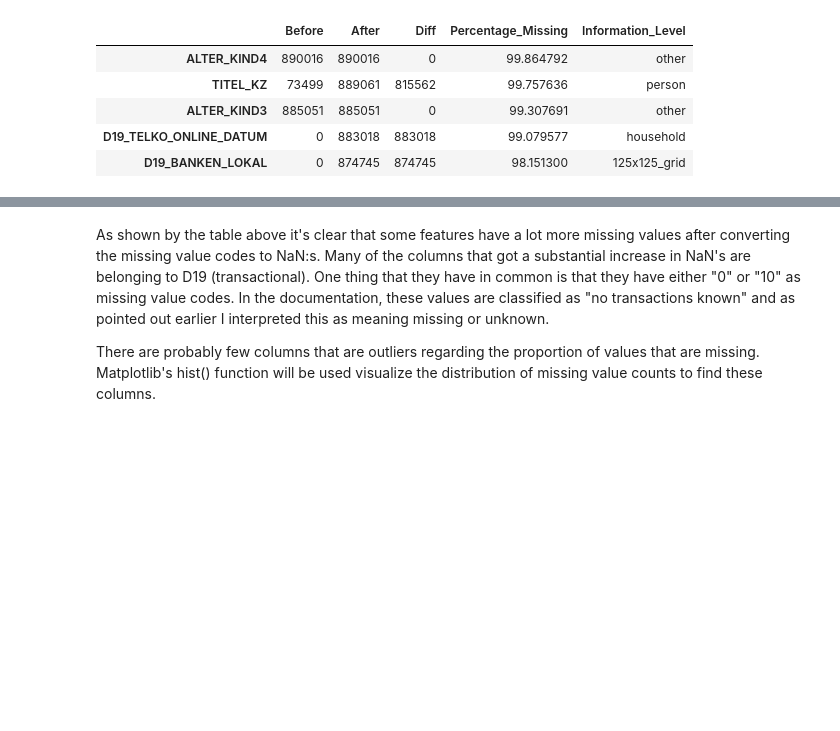
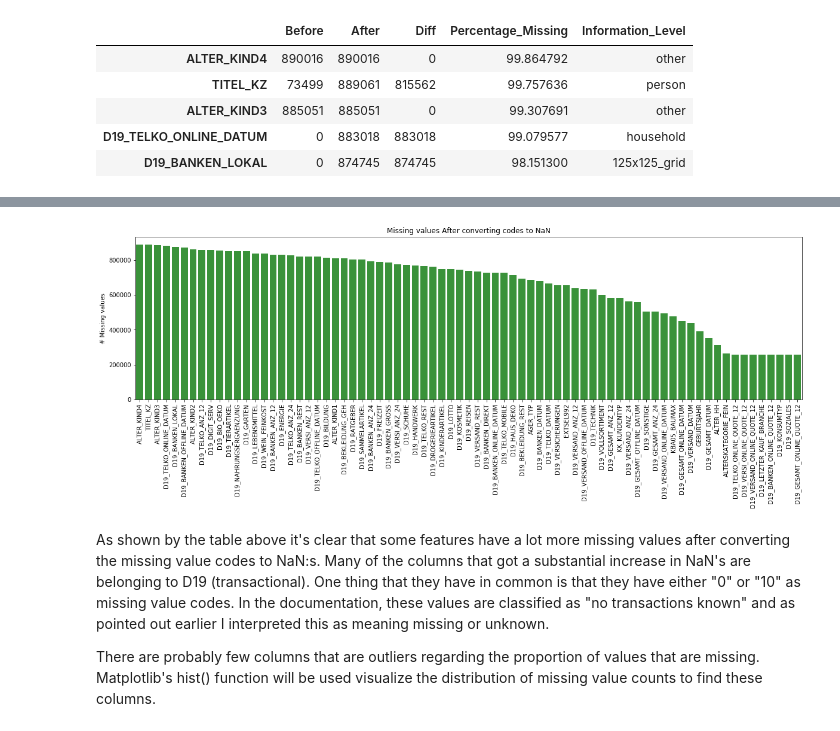
Before and after one commit to michanN/capstone-arvato, a Jupyter notebook: Arvato Project Workbook.ipynb, the cells around one changed output, grey strips where cells are left out. Cells and saved outputs as stored; diff of their text form; code cells hidden in the pictures; blank space fills up the shorter version.

```diff
--- a/Arvato Project Workbook.ipynb
+++ b/Arvato Project Workbook.ipynb
@@ -210,3 +225,7 @@ df_missing_values.sort_values(["After", "Diff"], ascending=False).head()
+# %%
+plot_missing(df=df_missing_values, column='After')
+# %% [output]
+[figure, added]
 # %% [markdown]
 As shown by the table above it's clear that some features have a lot more missing values after converting the missing value codes to NaN:s. Many of the columns that got a substantial increase in NaN's are belonging to D19 (transactional). One thing that they have in common is that they have either "0" or "10" as missing value codes. In the documentation, these values are classified as "no transactions known" and as pointed out earlier I interpreted this as meaning missing or unknown.
 
```
Also changed, not shown: parts of 31 cells of this notebook, 2 other files.
